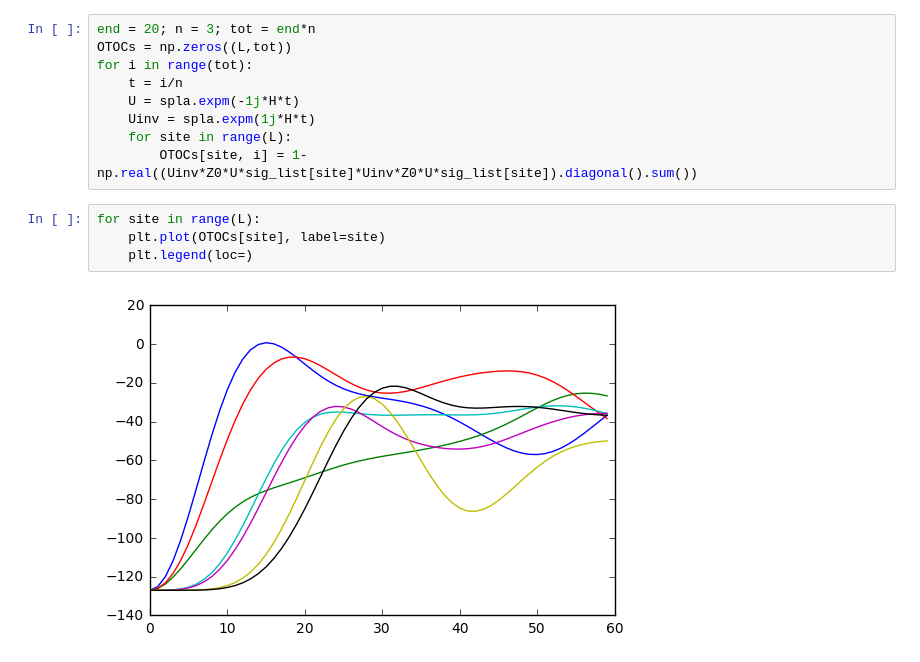
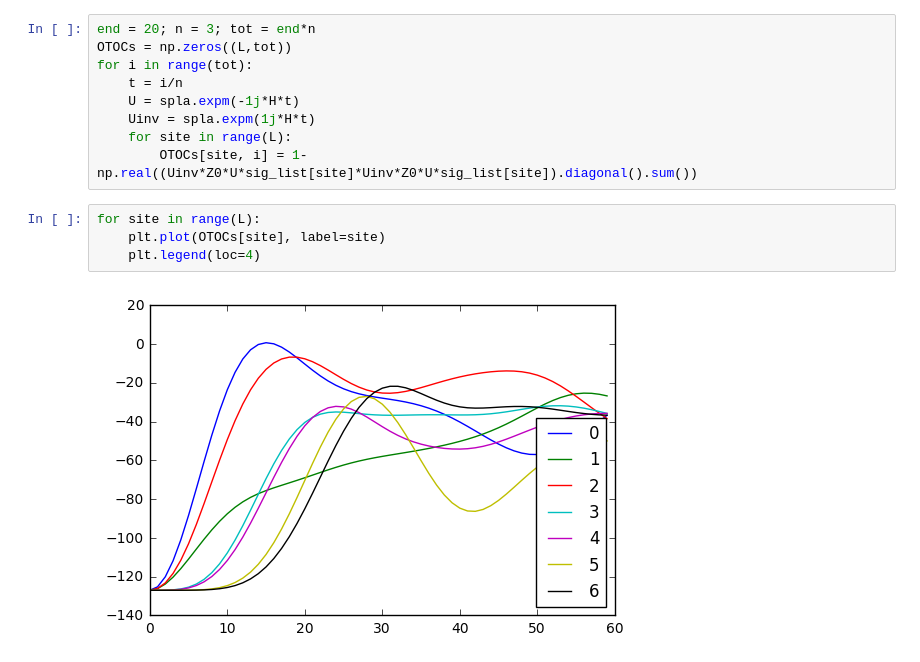
Before and after one commit to cnstahl/Asymmetric, a Jupyter notebook: python/Hamiltonian/Z OTOC.ipynb, the cells around one changed output. Cells and saved outputs as stored; diff of their text form.

```diff
--- a/python/Hamiltonian/Z OTOC.ipynb
+++ b/python/Hamiltonian/Z OTOC.ipynb
@@ -22,6 +22,6 @@ for i in range(tot):
 # %%
 for site in range(L):
     plt.plot(OTOCs[site], label=site)
-    plt.legend(loc=)
+    plt.legend(loc=4)
 # %% [output]
-[figure, old version]
+[figure, new version]
```
